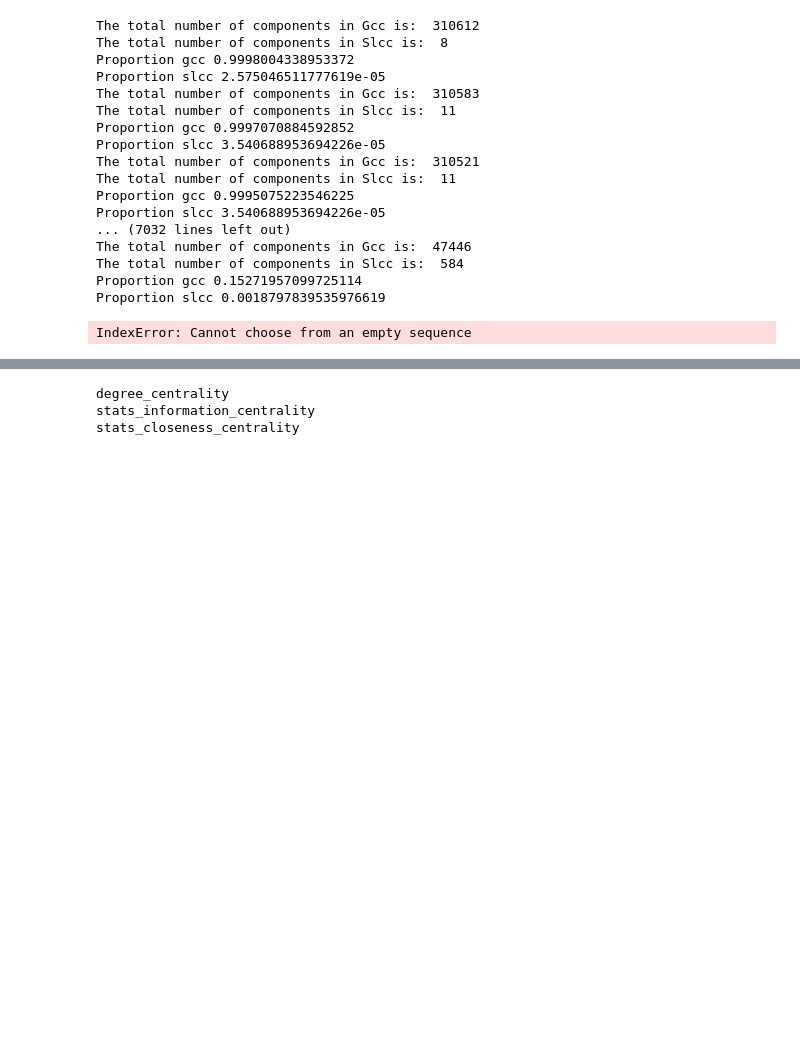
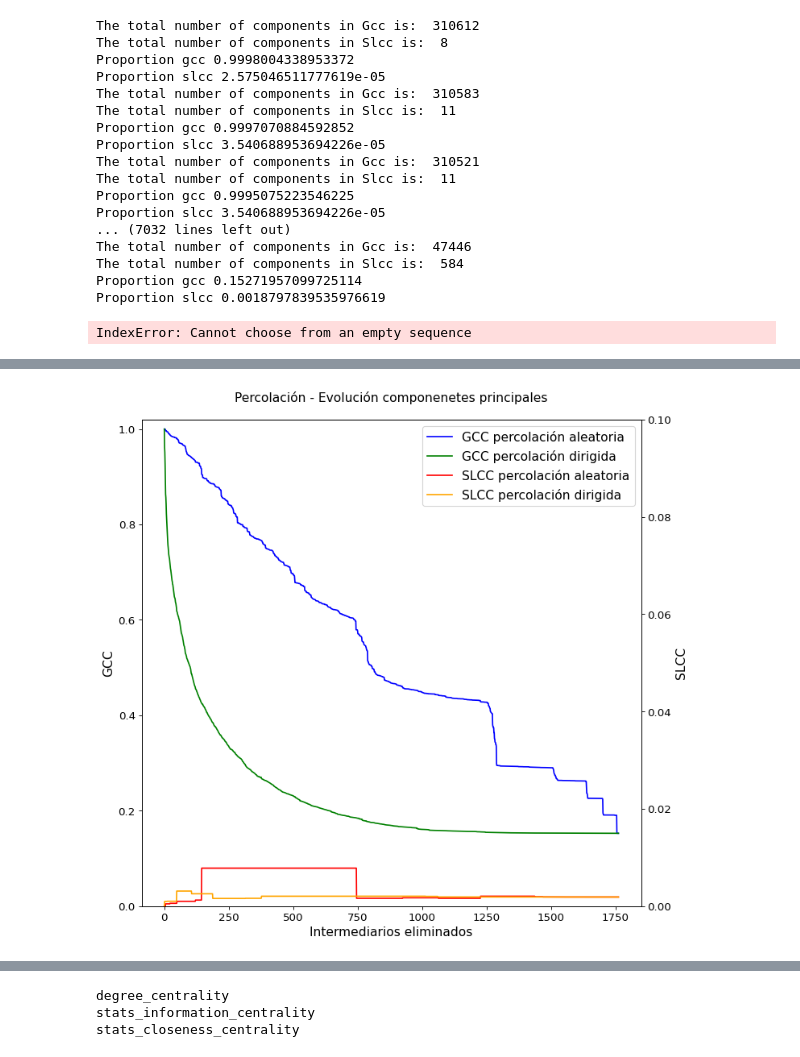
Before and after one commit to edgrz/panama-papers, a Jupyter notebook: graph_study.ipynb, the cells around one changed output, grey strips where cells are left out. Cells and saved outputs as stored; diff of their text form; code cells hidden in the pictures; blank space fills up the shorter version.

```diff
--- a/graph_study.ipynb
+++ b/graph_study.ipynb
@@ -835 +837,34 @@ plt.show()
+# %%
+fig, ax1 = plt.subplots(figsize=(10,10),dpi=80)
+ax1.set_title('Percolación - Evolución componenetes principales',fontsize=14,pad=20)
+
+x_val_gcc = [x[0] for x in scatter_gcc]
+y_val_gcc = [x[1] for x in scatter_gcc]
+x_val_sgcc = [x[0] for x in scatter_slcc]
+y_val_sgcc = [x[1] for x in scatter_slcc]
+
+x_val_gcc_random = [x[0] for x in scatter_random_gcc]
+y_val_gcc_random = [x[1] for x in scatter_random_gcc]
+x_val_sgcc_random = [x[0] for x in scatter_random_slcc]
+y_val_sgcc_random = [x[1] for x in scatter_random_slcc]
+
+ax2 = ax1.twinx()
+lns0 = ax1.plot(x_val_gcc_random, y_val_gcc_random, color='blue',label="GCC percolación aleatoria")
+lns1 = ax1.plot(x_val_gcc, y_val_gcc, color='green',label="GCC percolación dirigida")
+lns2 = ax2.plot(x_val_sgcc_random, y_val_sgcc_random, color='red',label="SLCC percolación aleatoria")
+lns3 =ax2.plot(x_val_gcc, y_val_sgcc, color='orange',label="SLCC percolación dirigida")
+lns = lns0+lns1+lns2+lns3
+ax1.set_xlabel('Intermediarios eliminados',fontsize=14)
+ax1.set_ylim([0, 1.02])
+ax2.set_ylim([0, 0.1])
+ax1.set_ylabel('GCC',fontsize=14)
+ax2.set_ylabel('SLCC',fontsize=14)
+labs = [l.get_label() for l in lns]
+ax1.legend(lns, labs, loc=0,fontsize=14)
+ax1.tick_params(axis="x", labelsize=12)
+ax1.tick_params(axis="y", labelsize=12)
+plt.yticks(fontsize=12)
+plt.show()
+# %% [output]
+[figure, added]
 # %%
```
Also changed, not shown: parts of 3 cells of this notebook, 2 other files.
